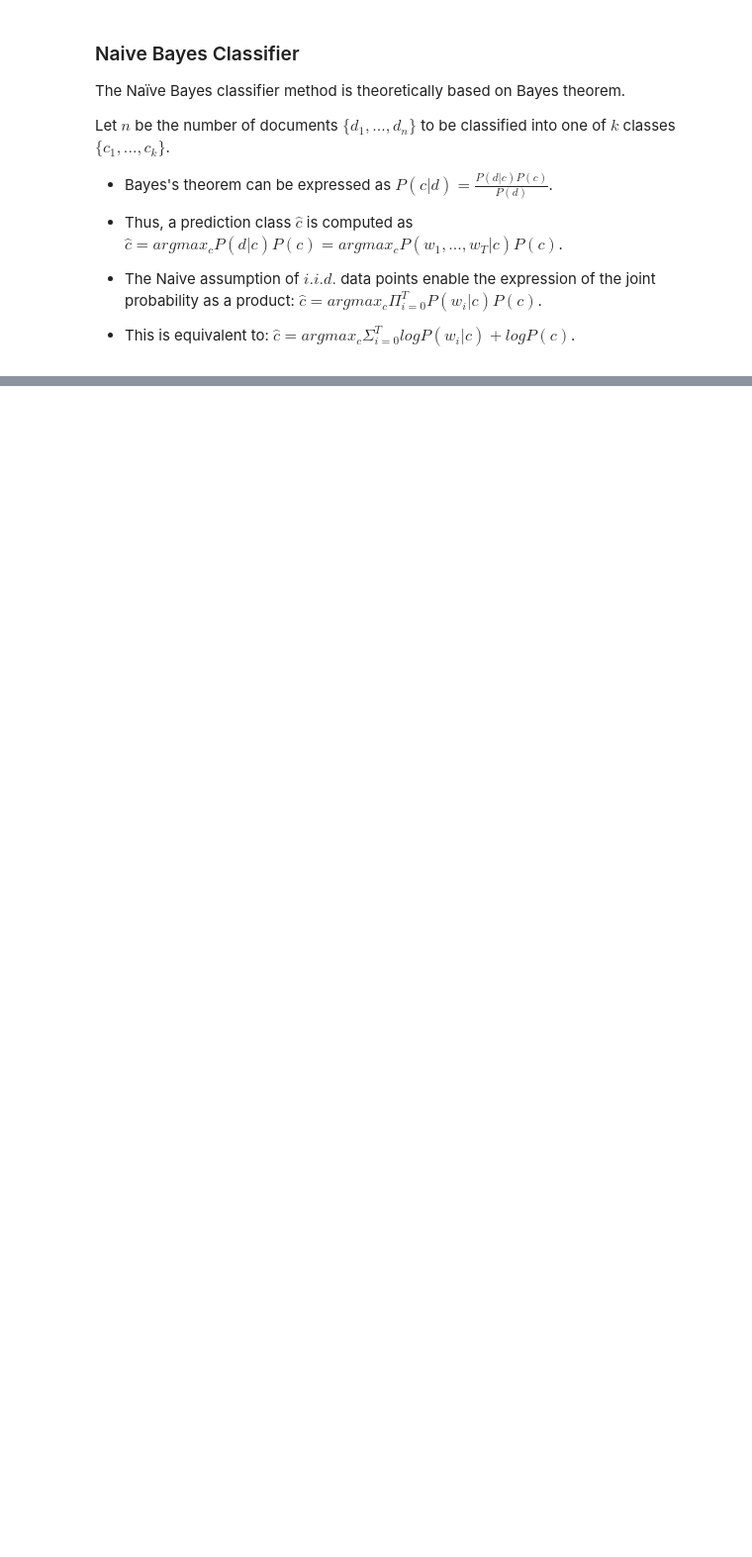
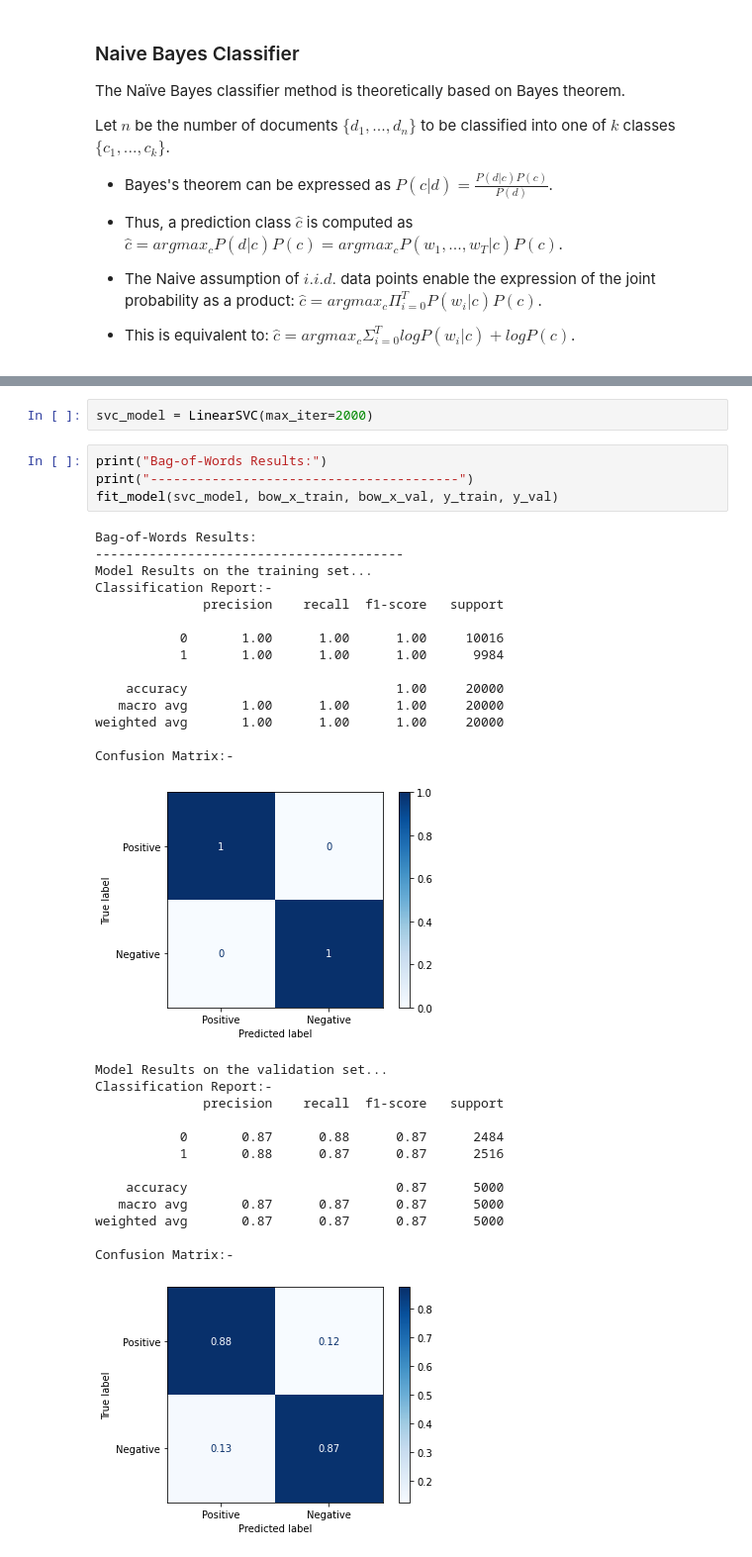
Before and after one commit to mike-ghaly/NLP, a Jupyter notebook: Language Tasks/Sentiment_Analysis.ipynb, the cells around one changed output, grey strips where cells are left out. Shown at 99% size. Saved outputs shown, nothing was run; the diff lists cells and outputs as text; blank space fills up the shorter version.

```diff
--- a/Language Tasks/Sentiment_Analysis.ipynb
+++ b/Language Tasks/Sentiment_Analysis.ipynb
@@ -548,0 +641,35 @@ Confusion Matrix:-
+# %%
+svc_model = LinearSVC(max_iter=2000)
+# %%
+print("Bag-of-Words Results:")
+print("----------------------------------------")
+fit_model(svc_model, bow_x_train, bow_x_val, y_train, y_val)
+# %% [output]
+Bag-of-Words Results:
+----------------------------------------
+Model Results on the training set...
+Classification Report:-
+              precision    recall  f1-score   support
+
+           0       1.00      1.00      1.00     10016
+           1       1.00      1.00      1.00      9984
+
+    accuracy                           1.00     20000
+   macro avg       1.00      1.00      1.00     20000
+weighted avg       1.00      1.00      1.00     20000
+
+Confusion Matrix:-
+[figure, added]
+Model Results on the validation set...
+Classification Report:-
+              precision    recall  f1-score   support
+
+           0       0.87      0.88      0.87      2484
+           1       0.88      0.87      0.87      2516
+
+    accuracy                           0.87      5000
+   macro avg       0.87      0.87      0.87      5000
+weighted avg       0.87      0.87      0.87      5000
+
+Confusion Matrix:-
+[figure, added]
```
Also changed, not shown: parts of 48 cells of this notebook.
